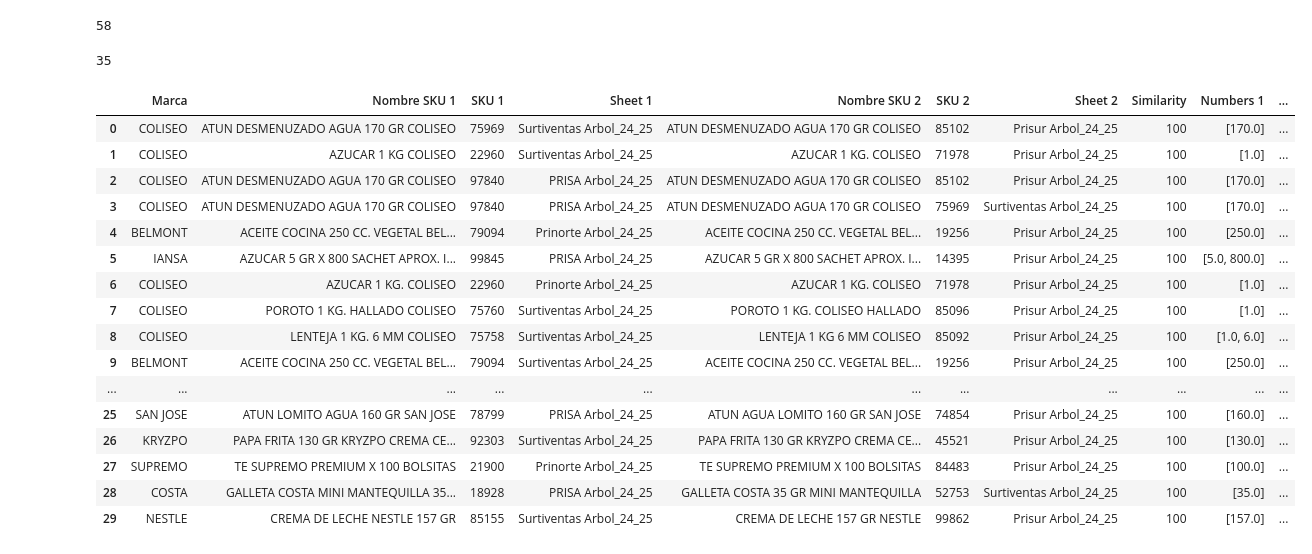
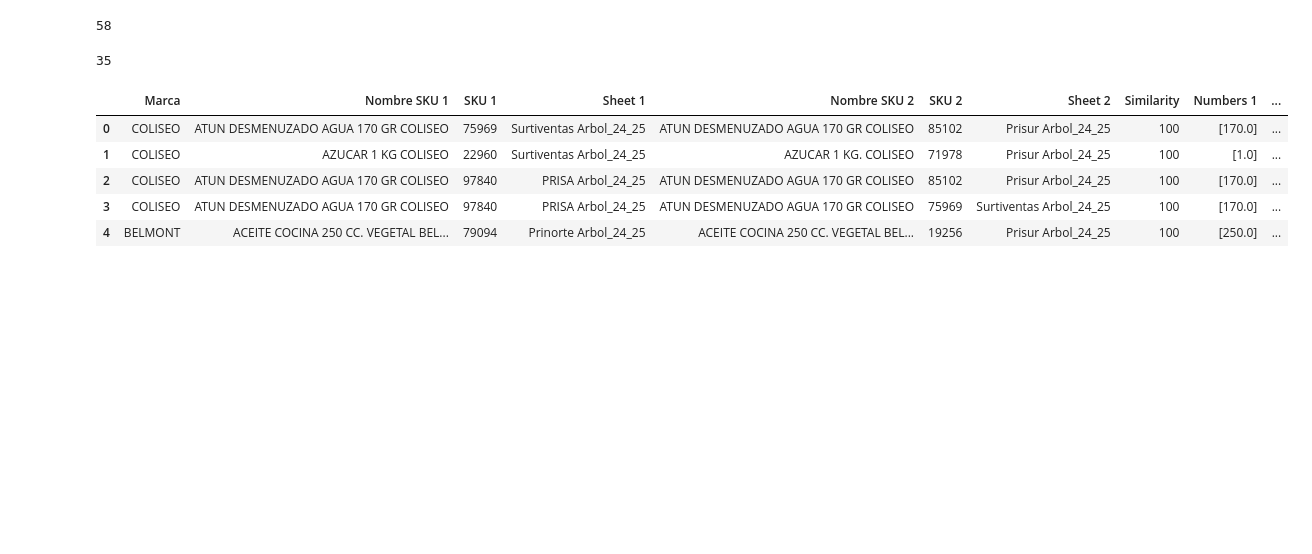
Before and after one commit to KabeliDev/prisa-eda, a Jupyter notebook: results.ipynb, the cells around one changed output. Saved outputs shown, nothing was run; the diff lists cells and outputs as text; code cells hidden in the pictures; blank space fills up the shorter version.

```diff
--- a/results.ipynb
+++ b/results.ipynb
@@ -92,22 +82,11 @@ different_sku_review
 # %% [output]
 35
 # %%
-confident.head(30)
+confident.head(5)
 # %% [output]
 |  | Marca | Nombre SKU 1 | SKU 1 | Sheet 1 | Nombre SKU 2 | SKU 2 | Sheet 2 | Similarity | Numbers 1 | ... |
 | 0 | COLISEO | ATUN DESMENUZADO AGUA 170 GR COLISEO | 75969 | Surtiventas Arbol_24_25 | ATUN DESMENUZADO AGUA 170 GR COLISEO | 85102 | Prisur Arbol_24_25 | 100 | [170.0] | ... |
 | 1 | COLISEO | AZUCAR 1 KG COLISEO | 22960 | Surtiventas Arbol_24_25 | AZUCAR 1 KG. COLISEO | 71978 | Prisur Arbol_24_25 | 100 | [1.0] | ... |
 | 2 | COLISEO | ATUN DESMENUZADO AGUA 170 GR COLISEO | 97840 | PRISA Arbol_24_25 | ATUN DESMENUZADO AGUA 170 GR COLISEO | 85102 | Prisur Arbol_24_25 | 100 | [170.0] | ... |
 | 3 | COLISEO | ATUN DESMENUZADO AGUA 170 GR COLISEO | 97840 | PRISA Arbol_24_25 | ATUN DESMENUZADO AGUA 170 GR COLISEO | 75969 | Surtiventas Arbol_24_25 | 100 | [170.0] | ... |
 | 4 | BELMONT | ACEITE COCINA 250 CC. VEGETAL BEL... | 79094 | Prinorte Arbol_24_25 | ACEITE COCINA 250 CC. VEGETAL BEL... | 19256 | Prisur Arbol_24_25 | 100 | [250.0] | ... |
-| 5 | IANSA | AZUCAR 5 GR X 800 SACHET APROX. I... | 99845 | PRISA Arbol_24_25 | AZUCAR 5 GR X 800 SACHET APROX. I... | 14395 | Prisur Arbol_24_25 | 100 | [5.0, 800.0] | ... |
-| 6 | COLISEO | AZUCAR 1 KG. COLISEO | 22960 | Prinorte Arbol_24_25 | AZUCAR 1 KG. COLISEO | 71978 | Prisur Arbol_24_25 | 100 | [1.0] | ... |
-| 7 | COLISEO | POROTO 1 KG. HALLADO COLISEO | 75760 | Surtiventas Arbol_24_25 | POROTO 1 KG. COLISEO HALLADO | 85096 | Prisur Arbol_24_25 | 100 | [1.0] | ... |
-| 8 | COLISEO | LENTEJA 1 KG. 6 MM COLISEO | 75758 | Surtiventas Arbol_24_25 | LENTEJA 1 KG 6 MM COLISEO | 85092 | Prisur Arbol_24_25 | 100 | [1.0, 6.0] | ... |
-| 9 | BELMONT | ACEITE COCINA 250 CC. VEGETAL BEL... | 79094 | Surtiventas Arbol_24_25 | ACEITE COCINA 250 CC. VEGETAL BEL... | 19256 | Prisur Arbol_24_25 | 100 | [250.0] | ... |
-| ... | ... | ... | ... | ... | ... | ... | ... | ... | ... | ... |
-| 25 | SAN JOSE | ATUN LOMITO AGUA 160 GR SAN JOSE | 78799 | PRISA Arbol_24_25 | ATUN AGUA LOMITO 160 GR SAN JOSE | 74854 | Prisur Arbol_24_25 | 100 | [160.0] | ... |
-| 26 | KRYZPO | PAPA FRITA 130 GR KRYZPO CREMA CE... | 92303 | Surtiventas Arbol_24_25 | PAPA FRITA 130 GR KRYZPO CREMA CE... | 45521 | Prisur Arbol_24_25 | 100 | [130.0] | ... |
-| 27 | SUPREMO | TE SUPREMO PREMIUM X 100 BOLSITAS | 21900 | Prinorte Arbol_24_25 | TE SUPREMO PREMIUM X 100 BOLSITAS | 84483 | Prisur Arbol_24_25 | 100 | [100.0] | ... |
-| 28 | COSTA | GALLETA COSTA MINI MANTEQUILLA 35... | 18928 | PRISA Arbol_24_25 | GALLETA COSTA 35 GR MINI MANTEQUILLA | 52753 | Surtiventas Arbol_24_25 | 100 | [35.0] | ... |
-| 29 | NESTLE | CREMA DE LECHE NESTLE 157 GR | 85155 | Surtiventas Arbol_24_25 | CREMA DE LECHE 157 GR NESTLE | 99862 | Prisur Arbol_24_25 | 100 | [157.0] | ... |
```
Also changed, not shown: parts of 19 cells of this notebook, 3 other files.
